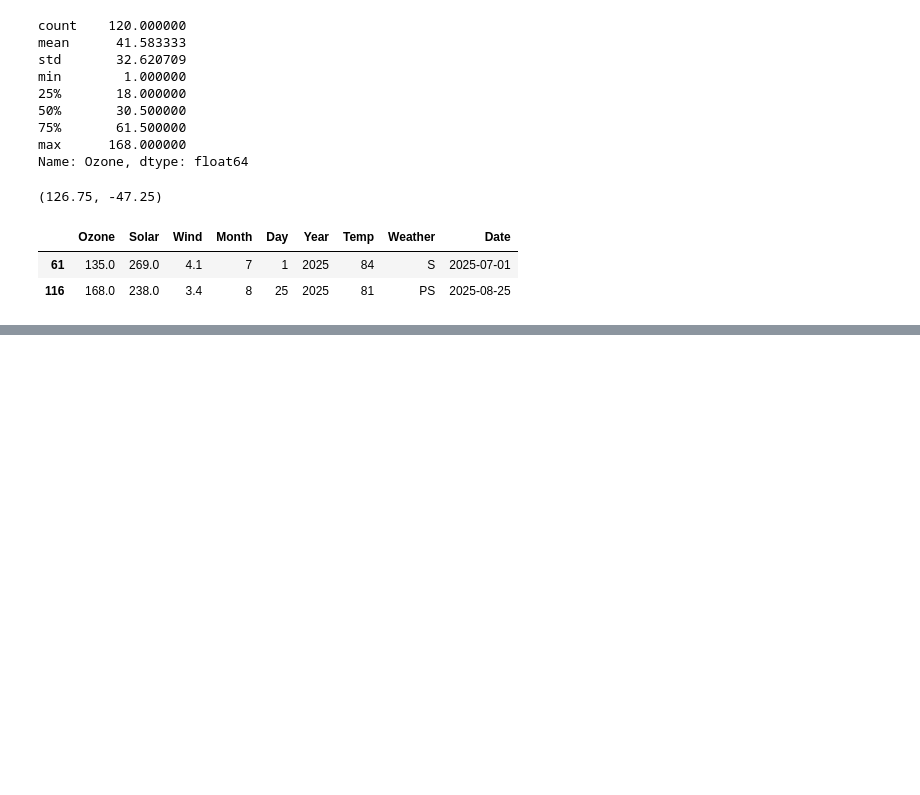
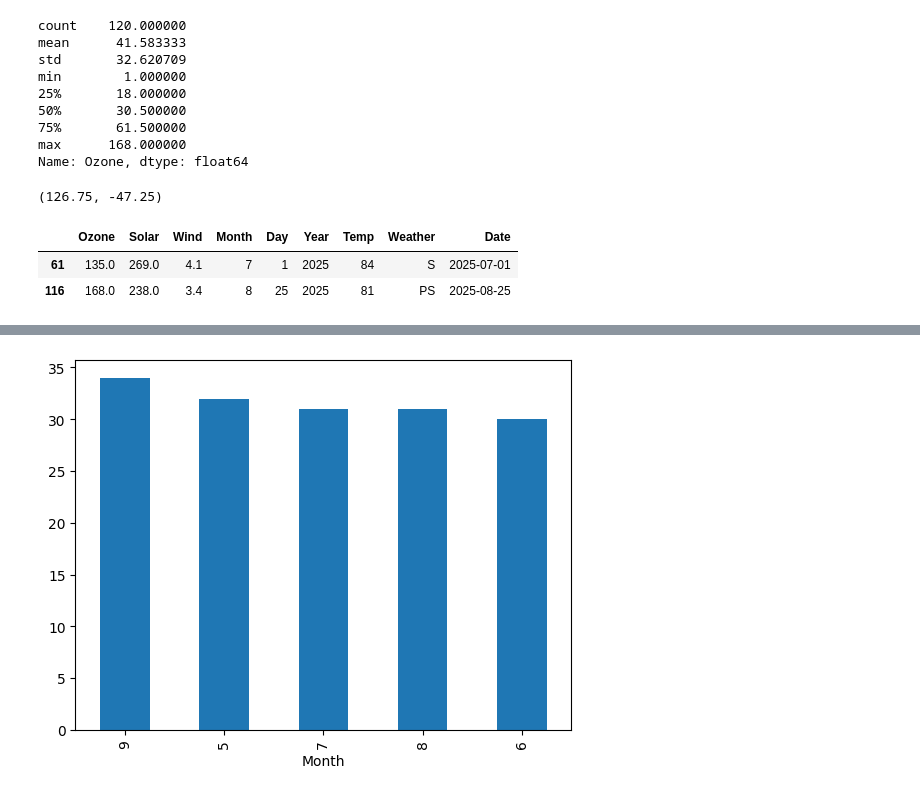
Before and after one commit to suchitra0806/EDA-On-Weather-Dataset, a Jupyter notebook: eda_weather_data.ipynb, the cells around one changed output, grey strips where cells are left out. Saved outputs shown, nothing was run; the diff lists cells and outputs as text; code cells hidden in the pictures; blank space fills up the shorter version.

```diff
--- a/eda_weather_data.ipynb
+++ b/eda_weather_data.ipynb
@@ -275,0 +311,5 @@ df[df["Ozone"] > max_limit]
+# %%
+df["Month"].value_counts().plot(kind='bar')
+plt.show()
+# %% [output]
+[figure, added]
```
Also changed, not shown: parts of 13 cells of this notebook.
